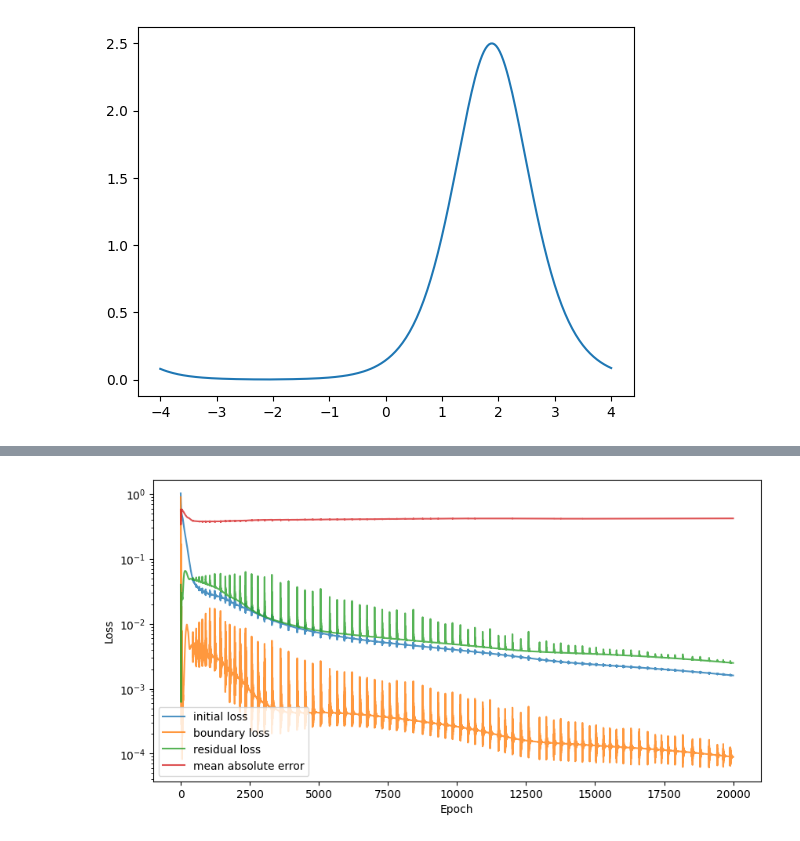
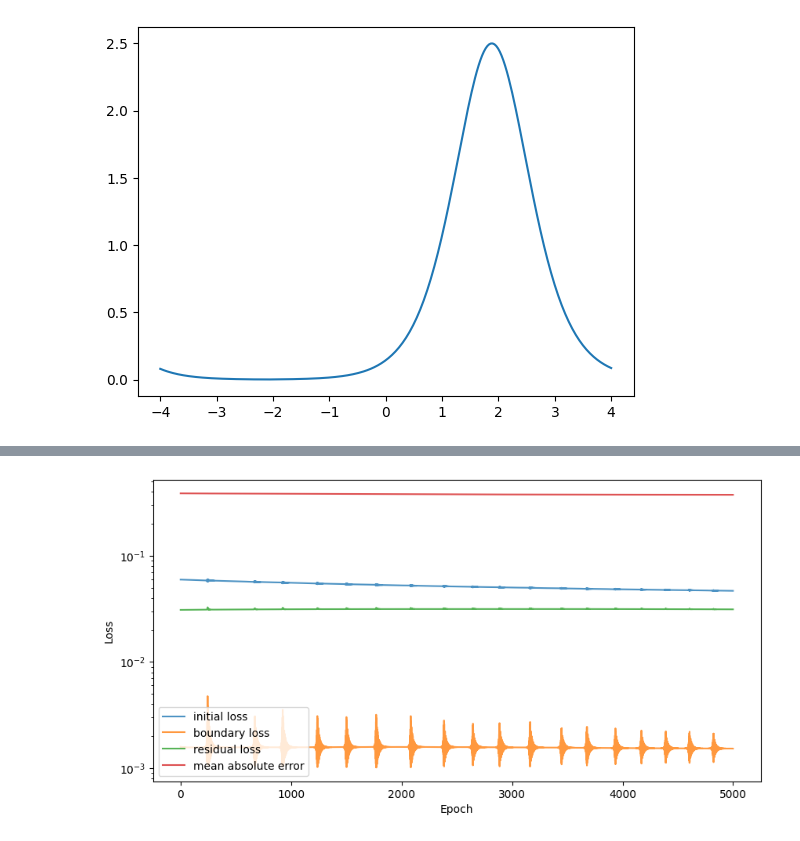
Before and after one commit to naiaseh/Trunk, a Jupyter notebook: PinnNew/KdV.ipynb, the cells around one changed output, grey strips where cells are left out. Cells and saved outputs as stored; diff of their text form; code cells hidden in the pictures.

Commit message:
cleaned the KdV code, the pinn can now do both periodic or given BC, c_ux term added, computation of periodic BC for y_boundary is now optional

```diff
--- a/PinnNew/KdV.ipynb
+++ b/PinnNew/KdV.ipynb
@@ -122,3 +126,4 @@ anim.save(f, writer=writergif)
 # %%
-(tx_samples, y_res), (tx_init, u_init), (tx_bnd_start, u_bnd_start_exact), (tx_bnd_end, u_bnd_end_exact) = simulate_kdv(2000, phi_function_PBC, phi_function, x_start, length, time, nx=2000, nt = 2000, random_seed=42, dtype=tf.float32)
+(tx_samples, y_res), (tx_init, u_init), (tx_bnd_start, u_bnd_start_exact), (tx_bnd_end, u_bnd_end_exact), (tx_boundary, y_boundary)= \
+    simulate_kdv(1000, phi_function, boundary_fcn, x_start, length, time, compute_periodic = False, solver_function = None, nx = 1000, nt = 1000, shuffle_bnd = False, n_init=None, n_bndry=None,random_seed = 42, dtype=tf.float32)
 # %% [output]
@@ -127,6 +131,6 @@ To enable them in other operations, rebuild TensorFlow with the appropriate comp
 # %%
 plt.plot( tx_bnd_start[10:20,1:],u_bnd_start_exact[10:20],'.')
 plt.plot( tx_bnd_start[10:20,1:],u_bnd_end_exact[10:20],'.')
-inputs = [tx_samples, tx_init, tx_bnd_start, tx_bnd_end]
-outputs = [phi_function(tx_samples), y_res, u_init, u_bnd_start_exact, u_bnd_end_exact]
+inputs = [tx_samples, tx_init, tx_bnd_start, tx_bnd_end, tx_bnd]
+outputs = [phi_function(tx_samples), y_res, u_init, u_bnd_exact]
 # %% [output]
@@ -134,5 +138,5 @@ outputs = [phi_function(tx_samples), y_res, u_init, u_bnd_start_exact, u_bnd_end
 # %%
-backbone = create_dense_model([64, 64, 64], activation='tanh', initializer='glorot_normal', \
+backbone = create_dense_model([500], activation='tanh', initializer='glorot_normal', \
     n_inputs=2, n_outputs=1)
 # %%
 pinn = KdVPinn(backbone, k=k)
@@ -140,5 +144,6 @@ scheduler = tf.keras.optimizers.schedules.ExponentialDecay(1e-3, decay_steps=500
 optimizer = tf.keras.optimizers.Adam(learning_rate=scheduler)
 pinn.compile(optimizer=optimizer)
 # %%
-history = pinn.fit(inputs, outputs, epochs=40000, batch_size=tx_samples.shape[0], verbose=0)
+# history = pinn.fit(inputs, outputs, epochs=20000, batch_size=tx_samples.shape[0], verbose=0)
+history = pinn.fit_custom(inputs, outputs, epochs=5000, print_every = 1000)
 # %% [output]
@@ -146,7 +155,7 @@ KeyboardInterrupt:
 # %%
-plot_training_loss(history.history, y_scale='log')
+plot_training_loss(history, y_scale='log')
 # %% [output]
-[figure, old version]
+[figure, new version]
 # %%
 plot_KdV_model(pinn.backbone, x_start,length, time, save_path = None, show=True)
 # %% [output]
```
Also changed, not shown: parts of 10 cells of this notebook, 2 other files.
